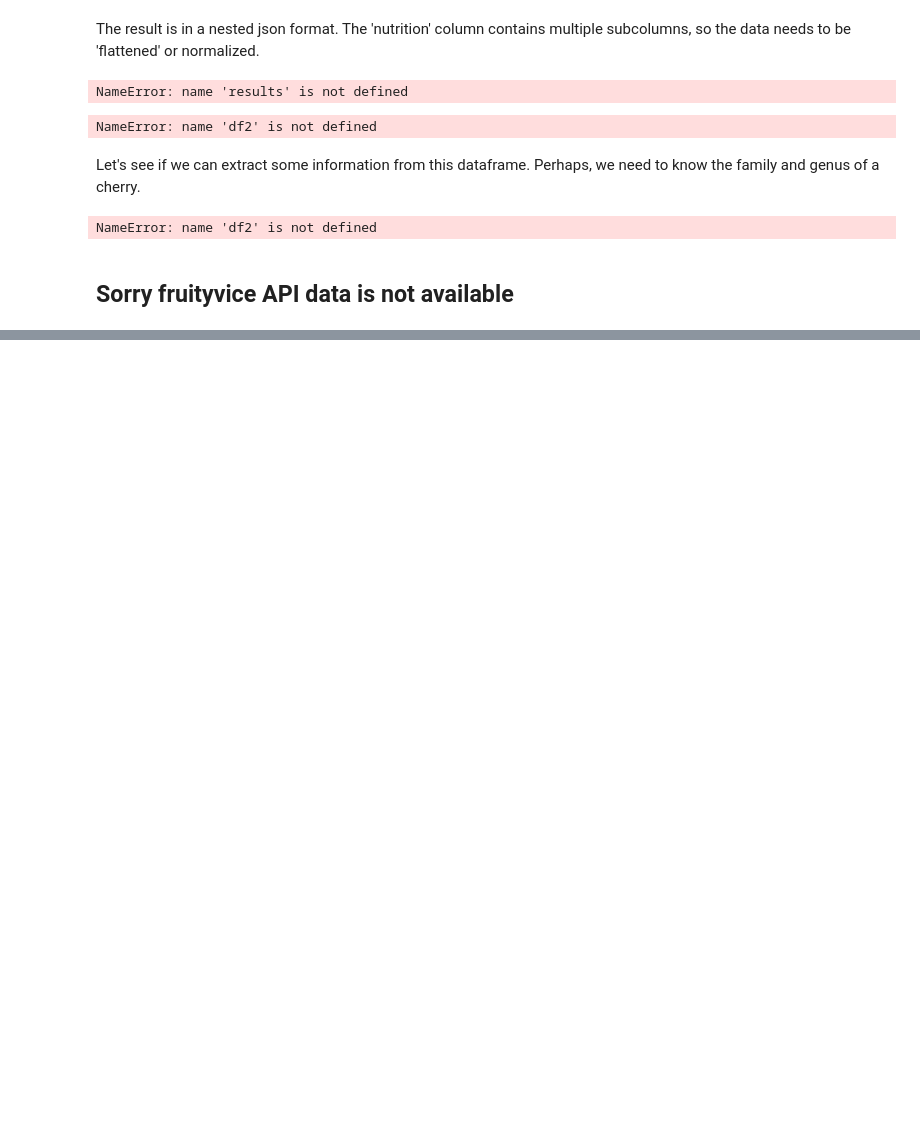
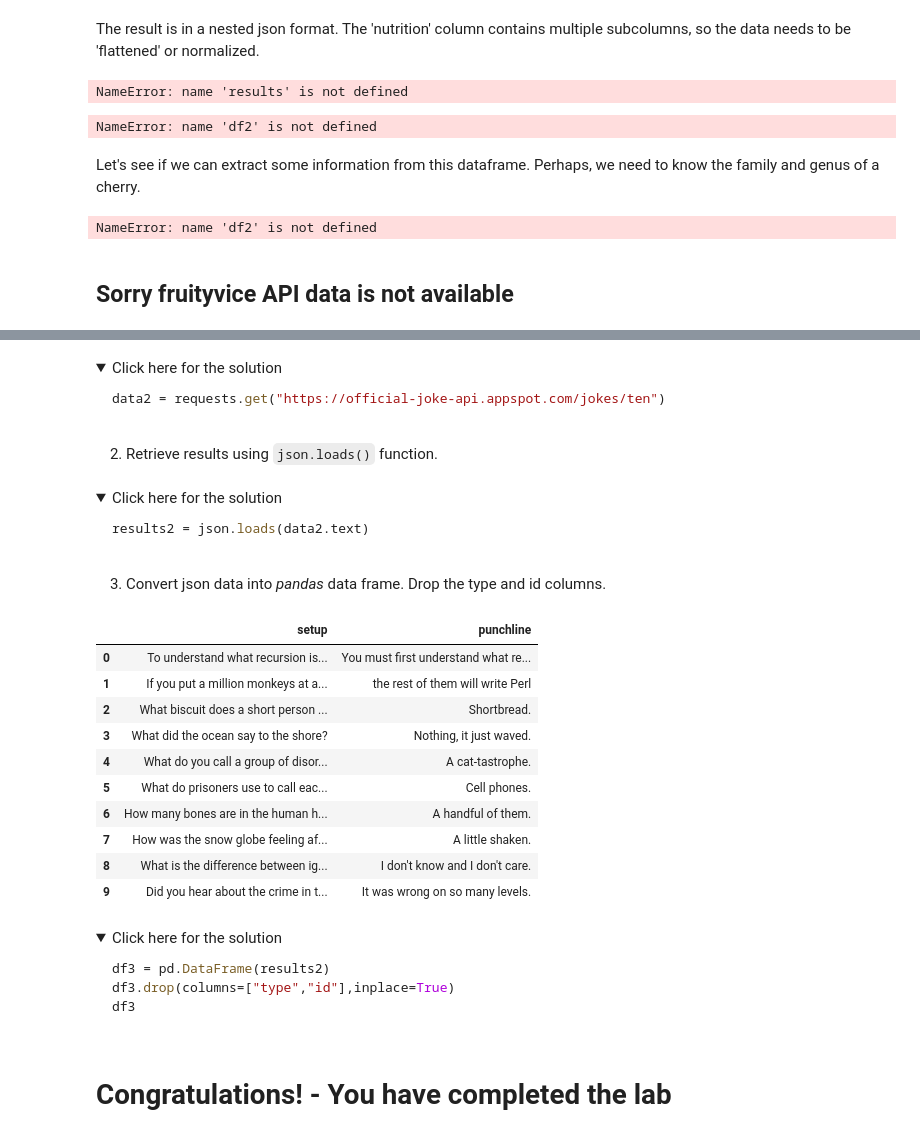
Before and after one commit to Dheeraj2002kumar/Python_with_Data_Science, a Jupyter notebook: simpllilearn/IBM_PY0101EN_Python_for_Data_Science/API_example_IBM_101_5.ipynb, the cells around one changed output, grey strips where cells are left out. Saved outputs shown, nothing was run; the diff lists cells and outputs as text; code cells hidden in the pictures; folded sections open; blank space fills up the shorter version.

````diff
--- a/simpllilearn/IBM_PY0101EN_Python_for_Data_Science/API_example_IBM_101_5.ipynb
+++ b/simpllilearn/IBM_PY0101EN_Python_for_Data_Science/API_example_IBM_101_5.ipynb
@@ -256,0 +285,55 @@ NameError: name 'df2' is not defined
+# %%
+# Write your code here
+data2 = requests.get("https://official-joke-api.appspot.com/jokes/ten")
+# %% [markdown]
+<details><summary>Click here for the solution</summary>
+
+```python
+data2 = requests.get("https://official-joke-api.appspot.com/jokes/ten")
+```
+
+</details>
+# %% [markdown]
+2. Retrieve results using `json.loads()` function.
+# %%
+# Write your code here
+results2 = json.loads(data2.text)
+# %% [markdown]
+<details><summary>Click here for the solution</summary>
+
+```python
+results2 = json.loads(data2.text)
+```
+
+</details>
+# %% [markdown]
+3. Convert json data into *pandas* data frame. Drop the type and id columns.
+# %%
+# Write your code here
+df3 = pd.DataFrame(results2)
+df3.drop(columns = ["type", "id"], inplace = True)
+df3
+# %% [output]
+|  | setup | punchline |
+| 0 | To understand what recursion is... | You must first understand what re... |
+| 1 | If you put a million monkeys at a... | the rest of them will write Perl |
+| 2 | What biscuit does a short person ... | Shortbread. |
+| 3 | What did the ocean say to the shore? | Nothing, it just waved. |
+| 4 | What do you call a group of disor... | A cat-tastrophe. |
+| 5 | What do prisoners use to call eac... | Cell phones. |
+| 6 | How many bones are in the human h... | A handful of them. |
+| 7 | How was the snow globe feeling af... | A little shaken. |
+| 8 | What is the difference between ig... | I don't know and I don't care. |
+| 9 | Did you hear about the crime in t... | It was wrong on so many levels. |
+# %% [markdown]
+<details><summary>Click here for the solution</summary>
+
+```python
+df3 = pd.DataFrame(results2)
+df3.drop(columns=["type","id"],inplace=True)
+df3
+```
+
+</details>
+# %% [markdown]
+# Congratulations! - You have completed the lab
````
Also changed, not shown: parts of 6 cells of this notebook.
